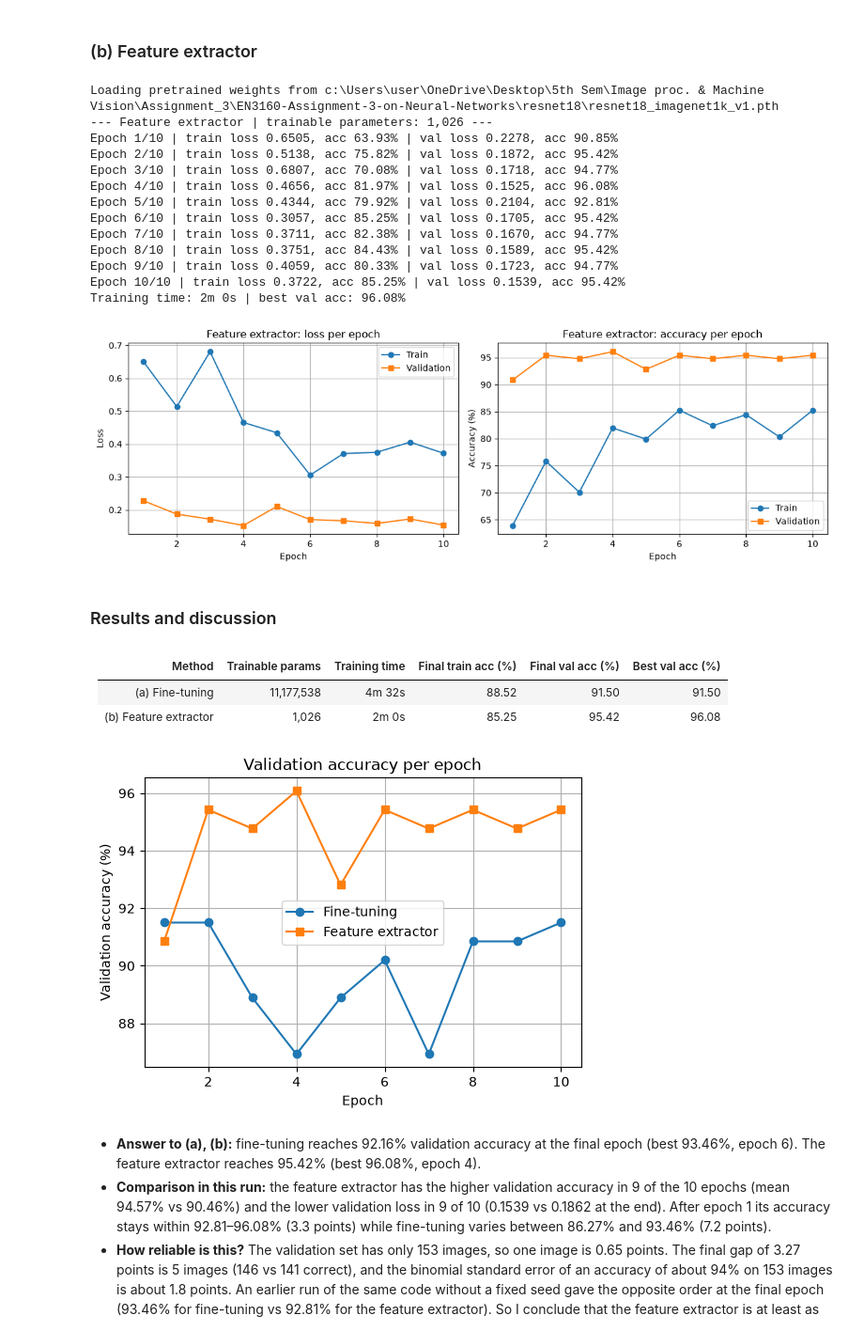
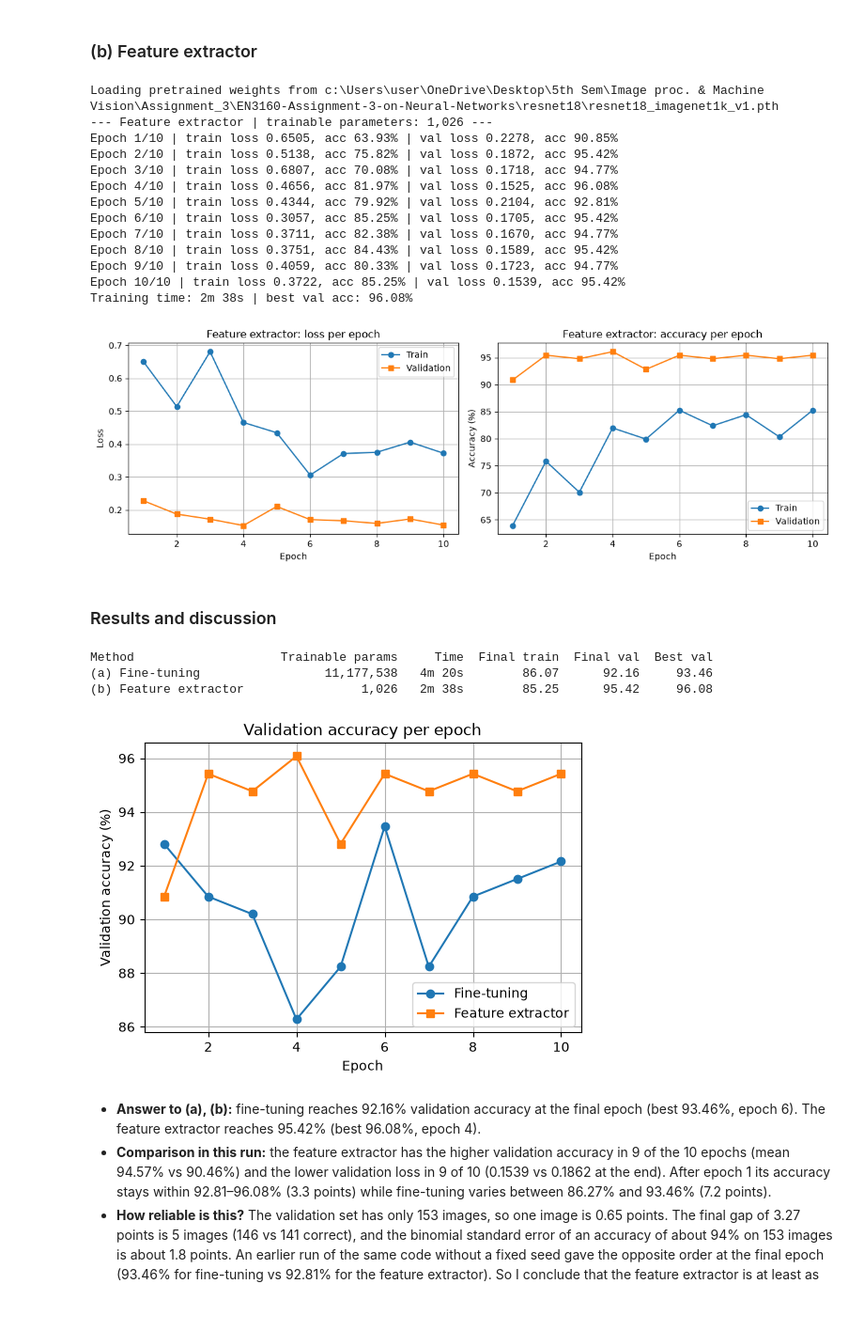
Before and after one commit to BashithaAnthony/EN3160-Assignment-3-on-Neural-Networks, a Jupyter notebook: assignment_03_report.ipynb, the cells around one changed output. Shown at 94% size. Drawn from its saved outputs; the diff is of its cells as text; code cells hidden in the pictures; blank space fills up the shorter version.

```diff
--- a/assignment_03_report.ipynb
+++ b/assignment_03_report.ipynb
@@ -182,7 +180,7 @@ b2: max relative error = 1.02e-07
 # %% [markdown]
 All four relative errors are about $10^{-7}$ (largest $1.02\times10^{-7}$). This small residual comes from the `1e-8` added inside the log, so the back-propagation is correct.
 # %%
-def plot_run(res, title, window=100):
+def plot_run(res, title, window=100, ylim=None):
     hist = np.array(res["loss_history"])
     smooth = np.convolve(hist, np.ones(window) / window, mode="valid")
 
@@ -198,6 +196,9 @@ def plot_run(res, title, window=100):
     ax[1].set_title(f"{title}: average loss per epoch")
     ax[1].set_xlabel("Epoch")
     ax[1].set_ylabel("Loss")
+    if ylim:
+        ax[0].set_ylim(*ylim)
+        ax[1].set_ylim(*ylim)
     plt.tight_layout()
     plt.show()
 # %% [markdown]
@@ -207,7 +208,7 @@ Only changes (a) and (b) are applied. Hyperparameters are unchanged: `std = 1e-5
 res1 = run_experiment(std=1e-5, lr=2e-6, lr_decay=0.9, reg=0.0, epochs=10)
 print(f"\nTraining accuracy: {res1['train_acc']:.2f}%")
 print(f"Test accuracy:     {res1['test_acc']:.2f}%")
-plot_run(res1, "Run 1 (listing settings)")
+plot_run(res1, "Run 1 (listing settings)", ylim=(0, 2.5))
 # %% [output]
 Epoch 1/10 | avg loss: 2.3026 | lr: 2.00e-06
 Epoch 2/10 | avg loss: 2.3026 | lr: 1.80e-06
@@ -261,15 +262,9 @@ Test accuracy:     47.53%
 # %% [markdown]
 ### Results and discussion
 # %%
-from IPython.display import Markdown, display
-
-rows = ""
+print(f"{'Run':<28}{'std':>8}{'lr':>9}{'Final loss':>12}{'Train %':>9}{'Test %':>8}")
 for name, r in [("Run 1 (listing settings)", res1), ("Run 2 (modified settings)", res2)]:
-    rows += (f"| {name} | {r['std']:g} | {r['lr']:g} | {r['epoch_loss'][-1]:.4f} "
-             f"| {r['train_acc']:.2f} | {r['test_acc']:.2f} |\n")
-
-display(Markdown("| Run | std | initial lr | Final avg loss | Train acc (%) | Test acc (%) |\n"
-                 "|---|---|---|---|---|---|\n" + rows))
+    print(f"{name:<28}{r['std']:>8g}{r['lr']:>9g}{r['epoch_loss'][-1]:>12.4f}{r['train_acc']:>9.2f}{r['test_acc']:>8.2f}")
 
 plt.figure(figsize=(6, 4))
 plt.plot(range(1, 11), res1["epoch_loss"], marker="o", label="Run 1: std=1e-5, lr=2e-6")
@@ -480,14 +474,8 @@ Epoch 10/10 | Train loss 0.0115, acc 99.65% | Test loss 0.0203, acc 99.31%
 # %% [markdown]
 ### Comparison
 # %%
-from IPython.display import Markdown, display
-
-rows = ""
+print(f"{'Model':<20}{'Params':>9}{'Train acc':>11}{'Test acc':>10}{'Train loss':>12}{'Test loss':>11}")
 for name, r in [("LeNet-5", res_lenet), ("Modern small CNN", res_modern)]:
     h = r["history"]
-    rows += (f"| {name} | {r['params']:,} | {h['train_acc'][-1]:.2f} | {h['test_acc'][-1]:.2f} "
-             f"| {h['train_loss'][-1]:.4f} | {h['test_loss'][-1]:.4f} |\n")
-
-display(Markdown("| Model | Parameters | Train acc (%) | Test acc (%) | Train loss | Test loss |\n"
-                 "|---|---|---|---|---|---|\n" + rows))
+    print(f"{name:<20}{r['params']:>9,}{h['train_acc'][-1]:>11.2f}{h['test_acc'][-1]:>10.2f}{h['train_loss'][-1]:>12.4f}{h['test_loss'][-1]:>11.4f}")
 # %% [output]
@@ -717,37 +704,30 @@ Epoch 7/10 | train loss 0.3711, acc 82.38% | val loss 0.1670, acc 94.77%
 Epoch 8/10 | train loss 0.3751, acc 84.43% | val loss 0.1589, acc 95.42%
 Epoch 9/10 | train loss 0.4059, acc 80.33% | val loss 0.1723, acc 94.77%
 Epoch 10/10 | train loss 0.3722, acc 85.25% | val loss 0.1539, acc 95.42%
-Training time: 2m 0s | best val acc: 96.08%
+Training time: 2m 38s | best val acc: 96.08%
 [figure]
 # %% [markdown]
 ### Results and discussion
 # %%
-from IPython.display import Markdown, display
-
-rows = ""
+print(f"{'Method':<24}{'Trainable params':>18}{'Time':>9}{'Final train':>13}{'Final val':>11}{'Best val':>10}")
 for name, r in [("(a) Fine-tuning", res_ft), ("(b) Feature extractor", res_fe)]:
     h = r["history"]
-    rows += (f"| {name} | {r['trainable']:,} | {fmt_time(r['time'])} "
-             f"| {h['train_acc'][-1]:.2f} | {h['val_acc'][-1]:.2f} | {r['best_val_acc']:.2f} |\n")
-
-display(Markdown("| Method | Trainable params | Training time | Final train acc (%) | Final val acc (%) | Best val acc (%) |\n"
-                 "|---|---|---|---|---|---|\n" + rows))
+    print(f"{name:<24}{r['trainable']:>18,}{fmt_time(r['time']):>9}{h['train_acc'][-1]:>13.2f}{h['val_acc'][-1]:>11.2f}{r['best_val_acc']:>10.2f}")
 
 plt.figure(figsize=(6, 4))
 plt.plot(range(1, 11), res_ft["history"]["val_acc"], marker="o", label="Fine-tuning")
 plt.plot(range(1, 11), res_fe["history"]["val_acc"], marker="s", label="Feature extractor")
 plt.xlabel("Epoch")
 plt.ylabel("Validation accuracy (%)")
 plt.title("Validation accuracy per epoch")
 plt.grid(True)
 plt.legend()
 plt.show()
 # %% [output]
-| Method | Trainable params | Training time | Final train acc (%) | Final val acc (%) | Best val acc (%) |
-|---|---|---|---|---|---|
-| (a) Fine-tuning | 11,177,538 | 4m 32s | 88.52 | 91.50 | 91.50 |
-| (b) Feature extractor | 1,026 | 2m 0s | 85.25 | 95.42 | 96.08 |
+Method                    Trainable params     Time  Final train  Final val  Best val
+(a) Fine-tuning                 11,177,538   4m 20s        86.07      92.16     93.46
+(b) Feature extractor                1,026   2m 38s        85.25      95.42     96.08
-[figure, old version]
+[figure, new version]
 # %% [markdown]
 - **Answer to (a), (b):** fine-tuning reaches 92.16% validation accuracy at the final epoch (best 93.46%, epoch 6). The feature extractor reaches 95.42% (best 96.08%, epoch 4).
 - **Comparison in this run:** the feature extractor has the higher validation accuracy in 9 of the 10 epochs (mean 94.57% vs 90.46%) and the lower validation loss in 9 of 10 (0.1539 vs 0.1862 at the end). After epoch 1 its accuracy stays within 92.81–96.08% (3.3 points) while fine-tuning varies between 86.27% and 93.46% (7.2 points).
```
Also changed, not shown: parts of 6 cells of this notebook.
